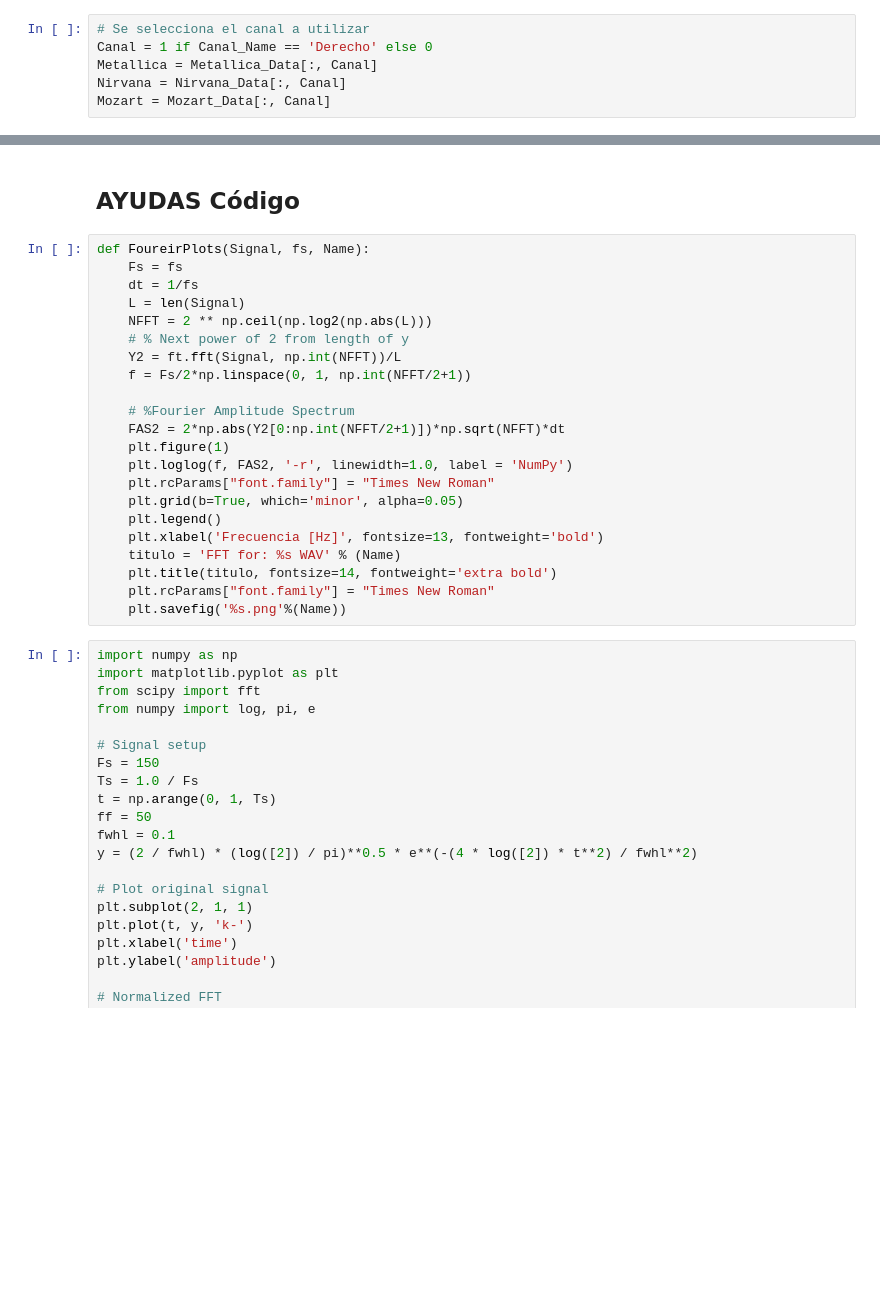
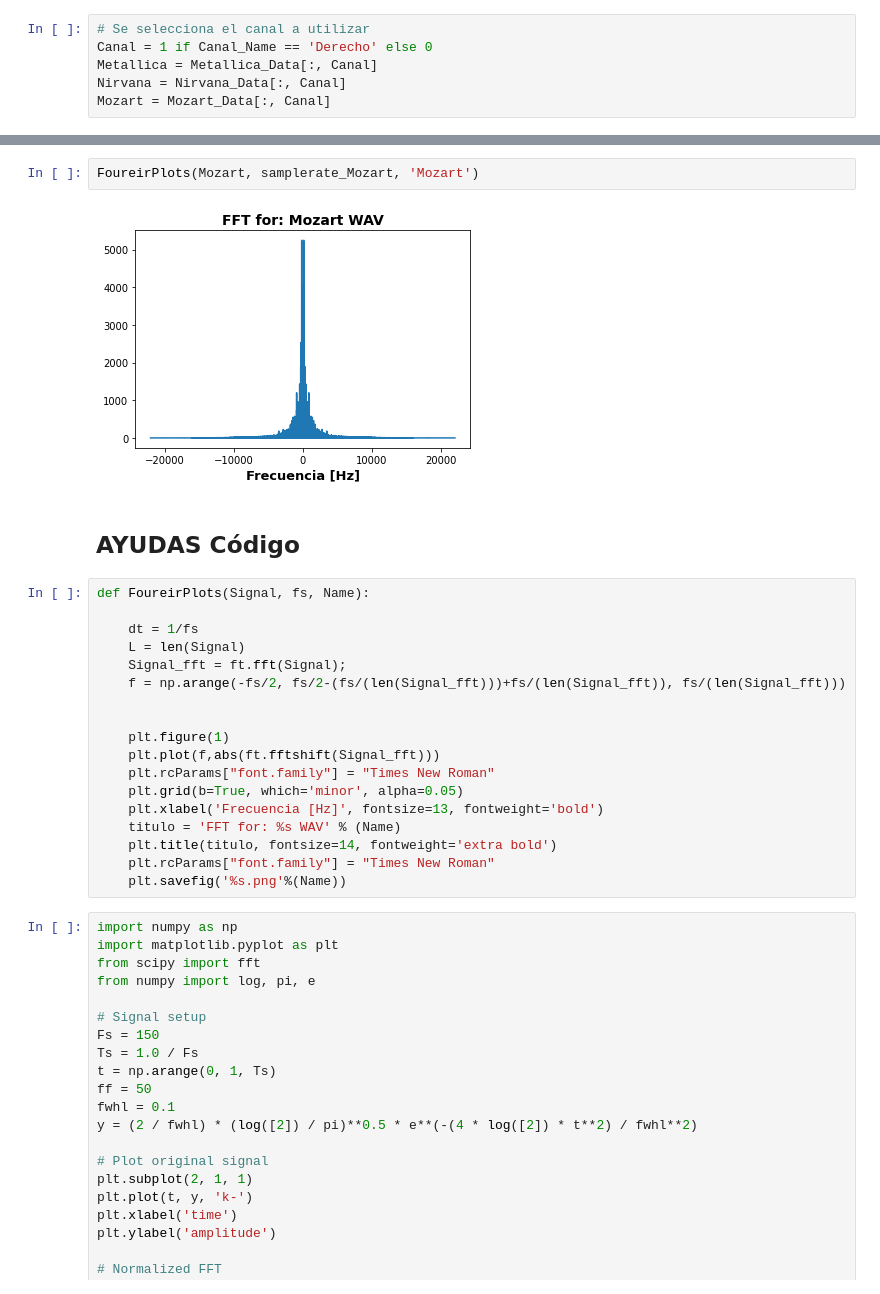
Before and after one commit to capajaro/DSP_Project, a Jupyter notebook: Proyecto_Final_DSP_UN.ipynb, the cells around one changed output, grey strips where cells are left out. Drawn from its saved outputs; the diff is of its cells as text; blank space fills up the shorter version.

```diff
--- a/Proyecto_Final_DSP_UN.ipynb
+++ b/Proyecto_Final_DSP_UN.ipynb
@@ -104,22 +107,22 @@ FoureirPlots(Metallica_Data[:,0], samplerate_Metallica, 'Metallica - SciPy')
+# %%
+FoureirPlots(Mozart, samplerate_Mozart, 'Mozart')
+# %% [output]
+[figure, added]
 # %% [markdown]
 ## AYUDAS Código
 # %%
 def FoureirPlots(Signal, fs, Name):
-    Fs = fs
+
     dt = 1/fs
     L = len(Signal)
-    NFFT = 2 ** np.ceil(np.log2(np.abs(L)))
-    # % Next power of 2 from length of y
-    Y2 = ft.fft(Signal, np.int(NFFT))/L
-    f = Fs/2*np.linspace(0, 1, np.int(NFFT/2+1))
+    Signal_fft = ft.fft(Signal);
+    f = np.arange(-fs/2, fs/2-(fs/(len(Signal_fft)))+fs/(len(Signal_fft)), fs/(len(Signal_fft)))
 
-    # %Fourier Amplitude Spectrum
-    FAS2 = 2*np.abs(Y2[0:np.int(NFFT/2+1)])*np.sqrt(NFFT)*dt
+
     plt.figure(1)
-    plt.loglog(f, FAS2, '-r', linewidth=1.0, label = 'NumPy')
+    plt.plot(f,abs(ft.fftshift(Signal_fft)))
     plt.rcParams["font.family"] = "Times New Roman"
     plt.grid(b=True, which='minor', alpha=0.05)
-    plt.legend()
     plt.xlabel('Frecuencia [Hz]', fontsize=13, fontweight='bold')
     titulo = 'FFT for: %s WAV' % (Name)
     plt.title(titulo, fontsize=14, fontweight='extra bold')
```
Also changed, not shown: parts of 6 cells of this notebook.
